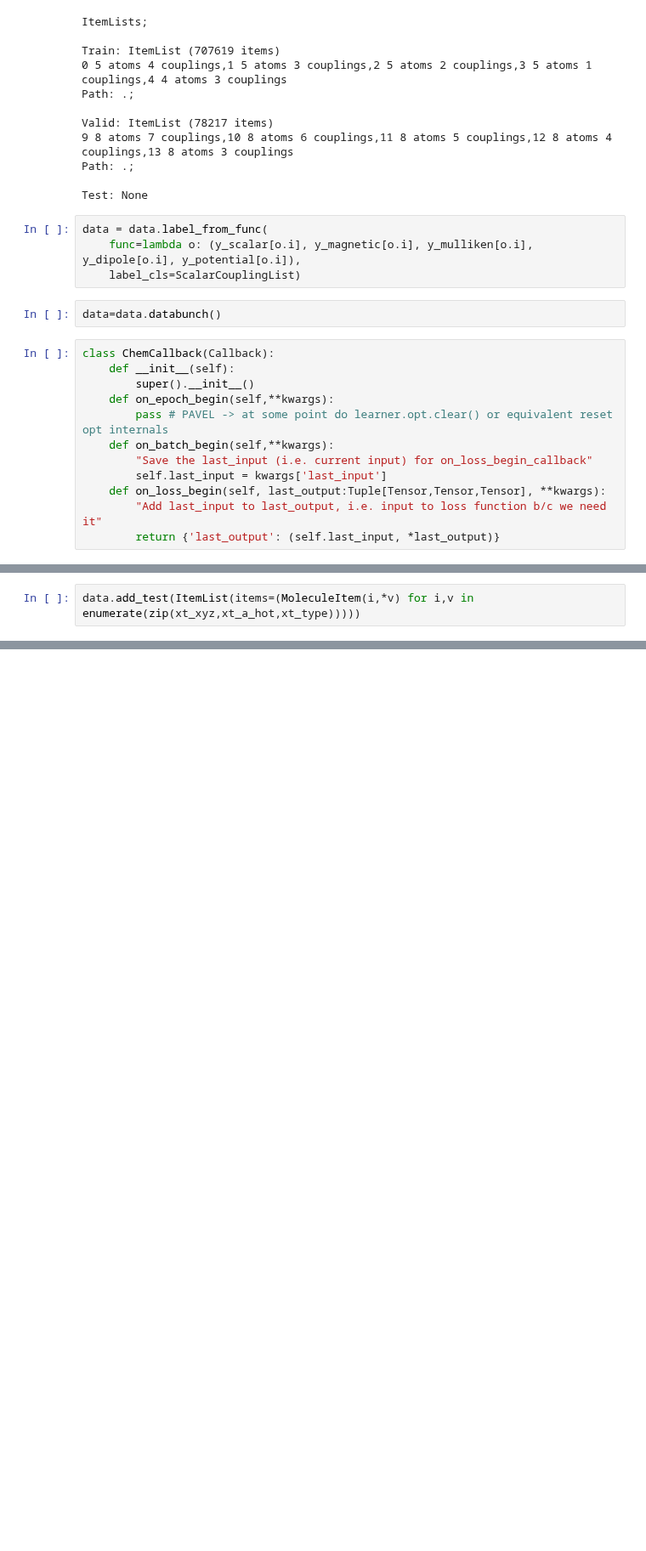
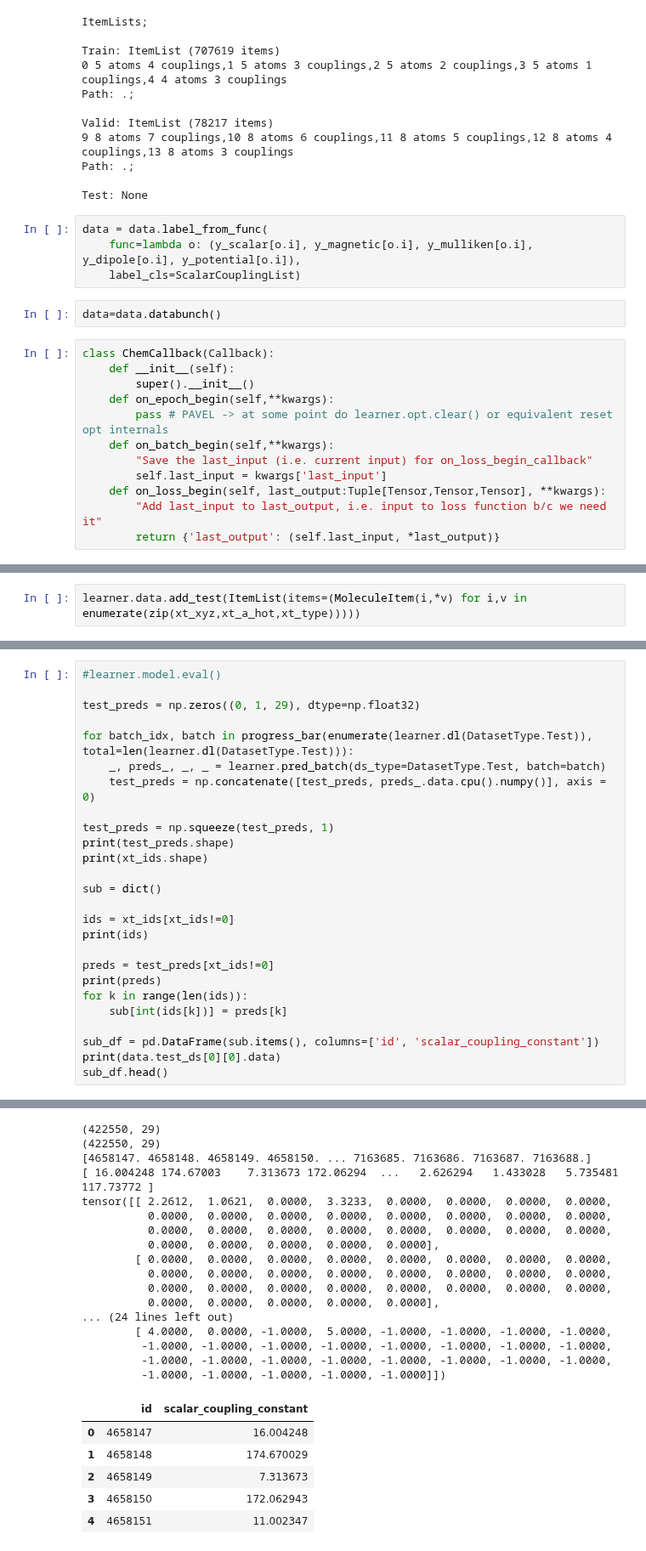
Before and after one commit to antorsae/champs-scalar-coupling, a Jupyter notebook: cloud.ipynb, the cells around one changed output, grey strips where cells are left out. Shown at 85% size. Cells and saved outputs as stored; diff of their text form; blank space fills up the shorter version.

```diff
--- a/cloud.ipynb
+++ b/cloud.ipynb
@@ -449,2 +474,2 @@ learner.fit_one_cycle(1000, max_lr=5e-2)
 # %%
-data.add_test(ItemList(items=(MoleculeItem(i,*v) for i,v in enumerate(zip(xt_xyz,xt_a_hot,xt_type)))))
+learner.data.add_test(ItemList(items=(MoleculeItem(i,*v) for i,v in enumerate(zip(xt_xyz,xt_a_hot,xt_type)))))
@@ -450,0 +491,27 @@ data.add_test(ItemList(items=(MoleculeItem(i,*v) for i,v in enumerate(zip(xt_xyz
+# %%
+#learner.model.eval()
+
+test_preds = np.zeros((0, 1, 29), dtype=np.float32)
+
+for batch_idx, batch in progress_bar(enumerate(learner.dl(DatasetType.Test)), total=len(learner.dl(DatasetType.Test))):
+    _, preds_, _, _ = learner.pred_batch(ds_type=DatasetType.Test, batch=batch)
+    test_preds = np.concatenate([test_preds, preds_.data.cpu().numpy()], axis = 0)
+
+test_preds = np.squeeze(test_preds, 1)
+print(test_preds.shape)
+print(xt_ids.shape)
+
+sub = dict()
+
+ids = xt_ids[xt_ids!=0]
+print(ids)
+
+preds = test_preds[xt_ids!=0]
+print(preds)
+for k in range(len(ids)):
+    sub[int(ids[k])] = preds[k]
+
+sub_df = pd.DataFrame(sub.items(), columns=['id', 'scalar_coupling_constant'])
+print(data.test_ds[0][0].data)
+sub_df.head()
+# %% [output]
@@ -450,0 +519,23 @@ data.add_test(ItemList(items=(MoleculeItem(i,*v) for i,v in enumerate(zip(xt_xyz
+(422550, 29)
+(422550, 29)
+[4658147. 4658148. 4658149. 4658150. ... 7163685. 7163686. 7163687. 7163688.]
+[ 16.004248 174.67003    7.313673 172.06294  ...   2.626294   1.433028   5.735481 117.73772 ]
+tensor([[ 2.2612,  1.0621,  0.0000,  3.3233,  0.0000,  0.0000,  0.0000,  0.0000,
+          0.0000,  0.0000,  0.0000,  0.0000,  0.0000,  0.0000,  0.0000,  0.0000,
+          0.0000,  0.0000,  0.0000,  0.0000,  0.0000,  0.0000,  0.0000,  0.0000,
+          0.0000,  0.0000,  0.0000,  0.0000,  0.0000],
+        [ 0.0000,  0.0000,  0.0000,  0.0000,  0.0000,  0.0000,  0.0000,  0.0000,
+          0.0000,  0.0000,  0.0000,  0.0000,  0.0000,  0.0000,  0.0000,  0.0000,
+          0.0000,  0.0000,  0.0000,  0.0000,  0.0000,  0.0000,  0.0000,  0.0000,
+          0.0000,  0.0000,  0.0000,  0.0000,  0.0000],
+... (24 lines left out)
+        [ 4.0000,  0.0000, -1.0000,  5.0000, -1.0000, -1.0000, -1.0000, -1.0000,
+         -1.0000, -1.0000, -1.0000, -1.0000, -1.0000, -1.0000, -1.0000, -1.0000,
+         -1.0000, -1.0000, -1.0000, -1.0000, -1.0000, -1.0000, -1.0000, -1.0000,
+         -1.0000, -1.0000, -1.0000, -1.0000, -1.0000]])
+|  | id | scalar_coupling_constant |
+| 0 | 4658147 | 16.004248 |
+| 1 | 4658148 | 174.670029 |
+| 2 | 4658149 | 7.313673 |
+| 3 | 4658150 | 172.062943 |
+| 4 | 4658151 | 11.002347 |
```
Also changed, not shown: parts of 17 cells of this notebook.
